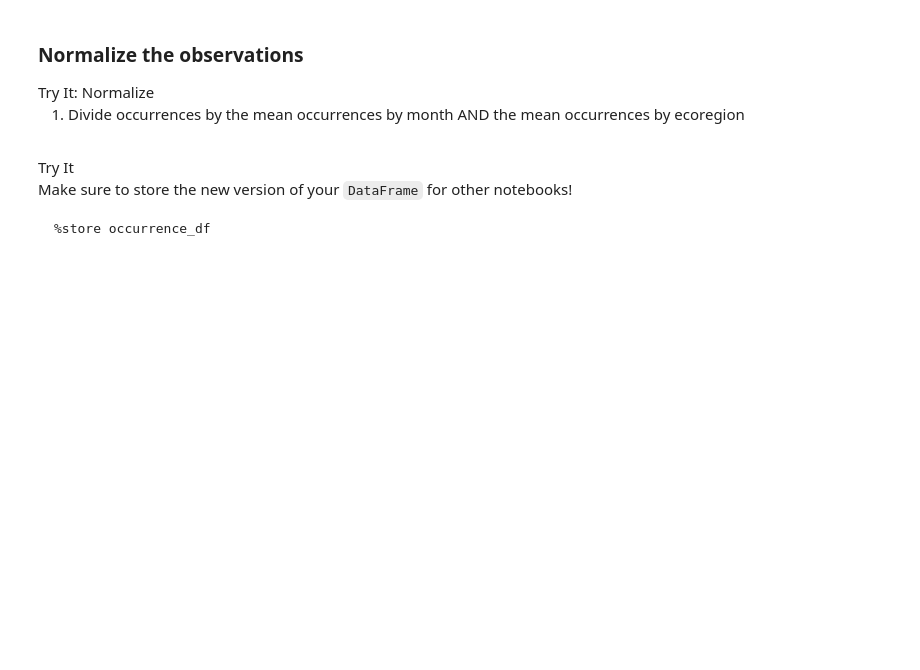
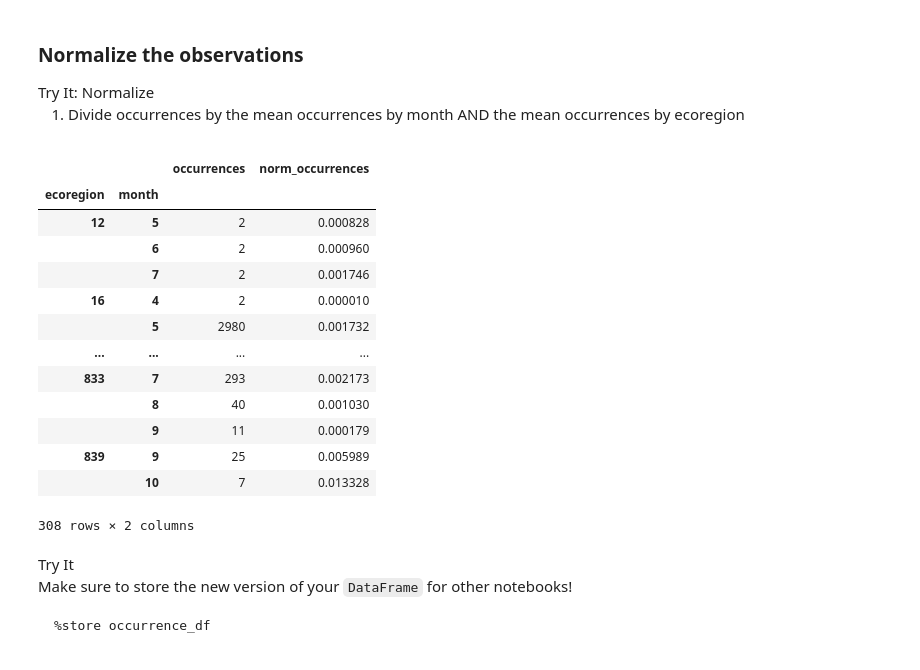
Before and after one commit to earthlab-education/species-distribution-coding-challenge-byandell, a Jupyter notebook: notebooks/species-distribution-32-normalize.ipynb, the cells around one changed output. Drawn from its saved outputs; the diff is of its cells as text; code cells hidden in the pictures; blank space fills up the shorter version.

```diff
--- a/notebooks/species-distribution-32-normalize.ipynb
+++ b/notebooks/species-distribution-32-normalize.ipynb
@@ -198,10 +198,26 @@ occurrences by ecoregion</li>
 # %%
 # Normalize by space and time for sampling effort
 occurrence_df['norm_occurrences'] = (
     occurrence_df
-    ...
+    / mean_occurrences_by_ecoregion
+    / mean_occurrences_by_month
 )
 occurrence_df
+# %% [output]
+|  |  | occurrences | norm_occurrences |
+| ecoregion | month |  |  |
+| 12 | 5 | 2 | 0.000828 |
+|  | 6 | 2 | 0.000960 |
+|  | 7 | 2 | 0.001746 |
+| 16 | 4 | 2 | 0.000010 |
+|  | 5 | 2980 | 0.001732 |
+| ... | ... | ... | ... |
+| 833 | 7 | 293 | 0.002173 |
+|  | 8 | 40 | 0.001030 |
+|  | 9 | 11 | 0.000179 |
+| 839 | 9 | 25 | 0.005989 |
+|  | 10 | 7 | 0.013328 |
+308 rows × 2 columns
 # %% [markdown]
 <link rel="stylesheet" type="text/css" href="./assets/styles.css"><div class="callout callout-style-default callout-titled callout-task"><div class="callout-header"><div class="callout-icon-container"><i class="callout-icon"></i></div><div class="callout-title-container flex-fill">Try It</div></div><div class="callout-body-container callout-body"><p>Make sure to store the new version of your <code>DataFrame</code> for
 other notebooks!</p>
```
Also changed, not shown: parts of 2 cells of this notebook, 2 other files.
